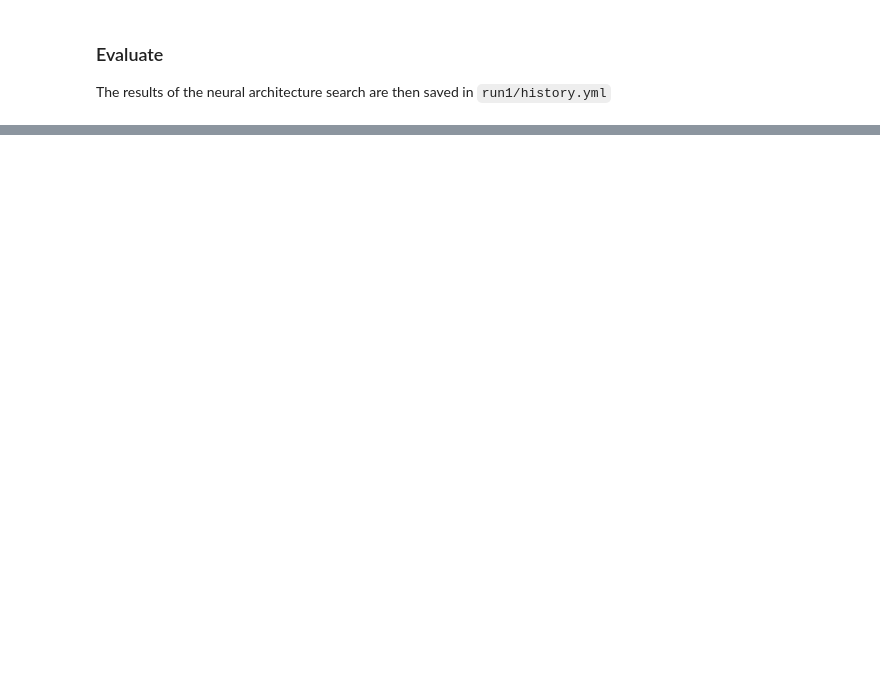
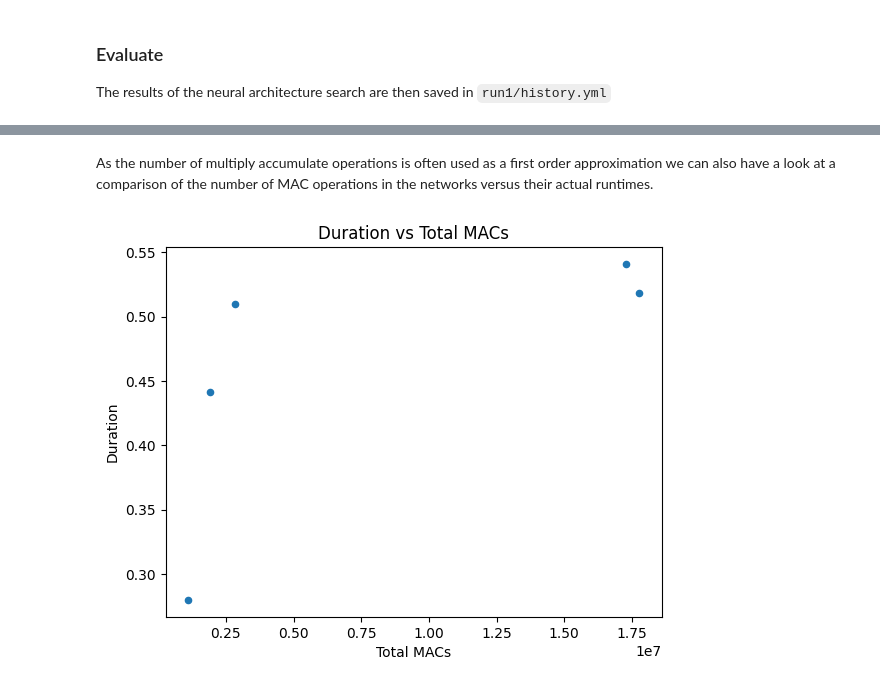
Before and after one commit to ekut-es/hannah, a Jupyter notebook: tutorials/automlschool24/hannah_handson_automlschool24.ipynb, the cells around one changed output, grey strips where cells are left out. Saved outputs shown, nothing was run; the diff lists cells and outputs as text; code cells hidden in the pictures; blank space fills up the shorter version.

```diff
--- a/tutorials/automlschool24/hannah_handson_automlschool24.ipynb
+++ b/tutorials/automlschool24/hannah_handson_automlschool24.ipynb
@@ -196,0 +243,11 @@ df
+# %%
+from hannah.tools.train import main
+from hydra import compose, initialize_config_module
+
+wd = pathlib.Path.cwd()
+
+with initialize_config_module("hannah.conf", version_base="1.2"):
+    cfg = compose(config_name="config", overrides=["nas/predictor=[nn-meter,macs,gcn]", "+hannah.nas.bounds.duration=0.2", "model=cnn_search_space", "nas=random_nas", "trainer.max_epochs=1", "dataset=mnist", f"dataset.data_folder={wd / 'data'}", "+trainer.enable_progress_bar=false", "module.num_workers=8", "nas.presample=false"])
+
+    with change_wd(wd / "run_nn_meter", create=True, clean=False):
+        main(cfg)
@@ -196,0 +304,8 @@ df
+# %%
+import pandas as pd
+import yaml
+
+history = yaml.unsafe_load((wd / "run_nn_meter" / "history.yml").read_text())
+
+df = pd.DataFrame((item.result for item in history))
+df
@@ -196,0 +319,12 @@ df
+# %% [markdown]
+As the number of multiply accumulate operations is often used as a first order approximation we can also have a look at a comparison of the number of MAC operations in the networks versus their actual runtimes.
+# %%
+import matplotlib.pyplot as plt
+
+df.plot(x='total_macs', y='duration', kind='scatter')
+plt.xlabel('Total MACs')
+plt.ylabel('Duration')
+plt.title('Duration vs Total MACs')
+plt.show()
+# %% [output]
+[figure, added]
```
Also changed, not shown: parts of 18 cells of this notebook, 5 other files.
